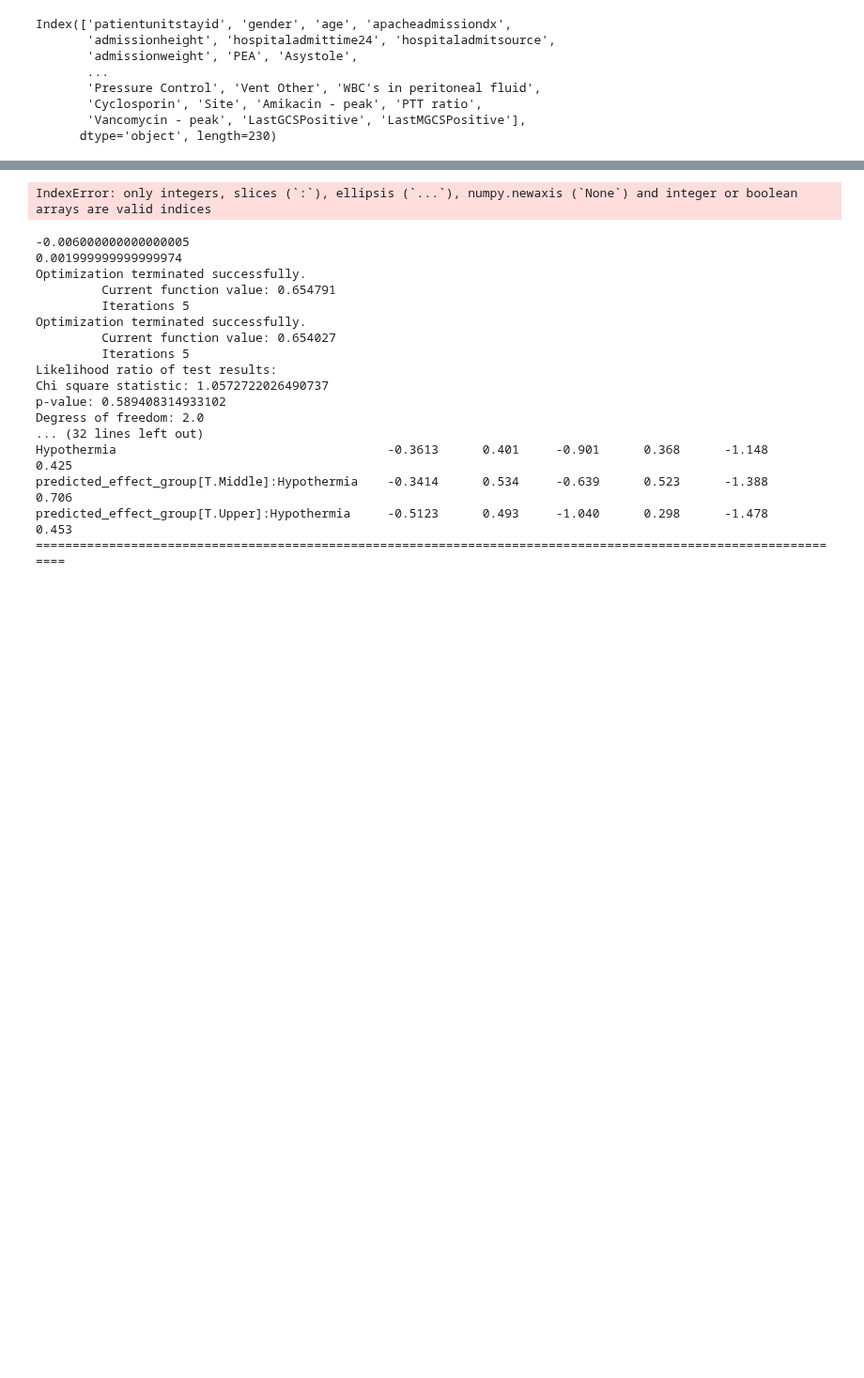
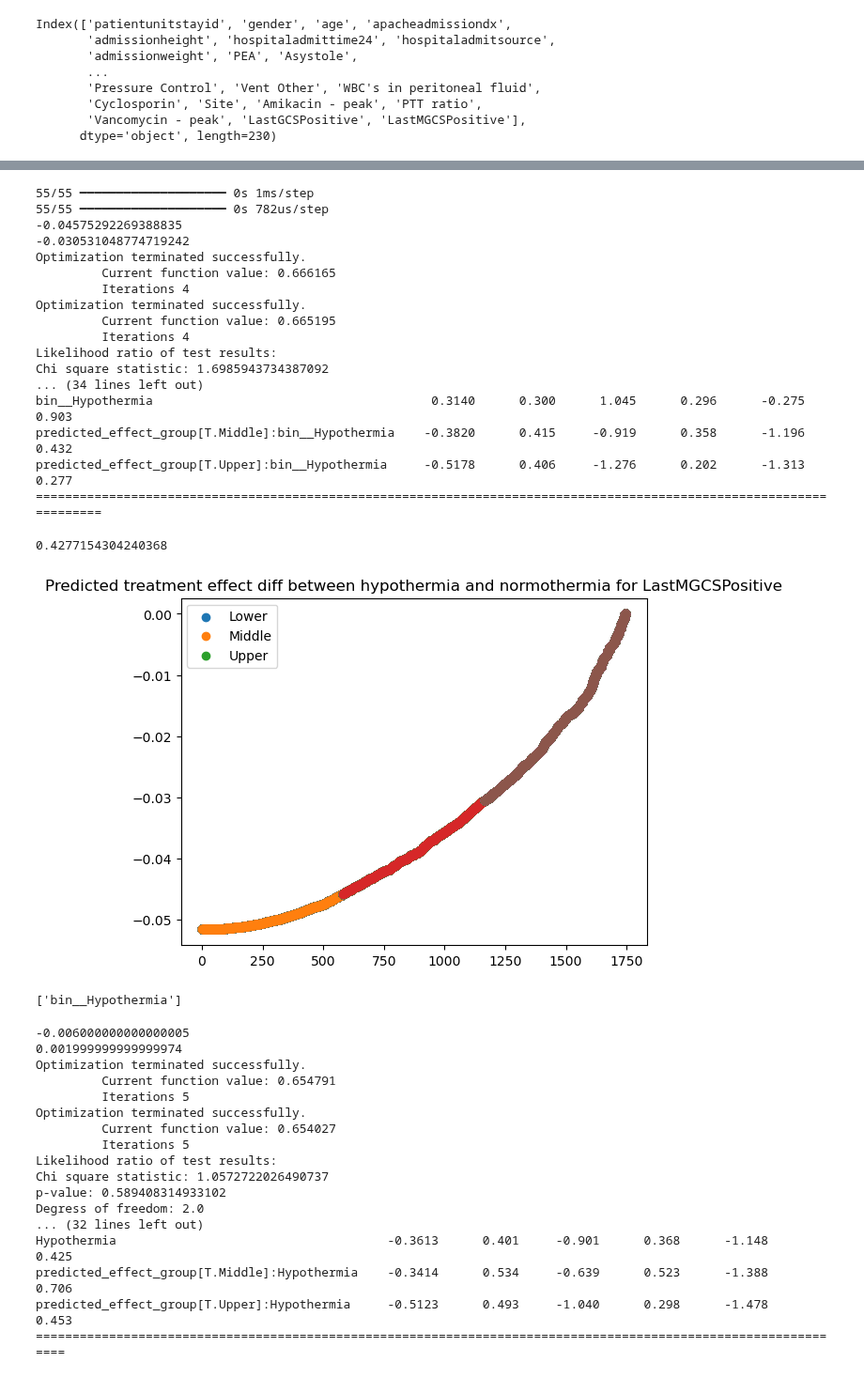
Before and after one commit to michelraskin/ttmhte, a Jupyter notebook: eICU/eICUAnalysisNeural.ipynb, the cells around one changed output, grey strips where cells are left out. Shown at 94% size. Drawn from its saved outputs; the diff is of its cells as text; code cells hidden in the pictures; blank space fills up the shorter version.

```diff
--- a/eICU/eICUAnalysisNeural.ipynb
+++ b/eICU/eICUAnalysisNeural.ipynb
@@ -190,11 +225,11 @@ def create_model(optimizer="adam", neurons=16, activation="relu"):
         layers.Dense(neurons // 2, activation=activation),
         layers.Dense(1, activation="sigmoid")  # Binary classification
     ])
-    model.compile(optimizer=optimizer, loss="binary_crossentropy", metrics=["AUC"])
+    model.compile(optimizer=optimizer, loss="binary_crossentropy", metrics=["accuracy"])
     return model
 
 # Wrap model using scikeras
-model = KerasClassifier(model=create_model, epochs=20, batch_size=32, verbose=0)
+model = KerasClassifier(model=create_model, verbose=0)
 
 # Define Hyperparameter Grid
 param_grid = {
@@ -206,7 +241,7 @@ param_grid = {
 }
 
 # Use RandomizedSearchCV for faster tuning
-random_search = RandomizedSearchCV(model, param_distributions=param_grid, cv=3, n_iter=10, scoring="roc_auc", verbose=1, n_jobs=-1)
+random_search = RandomizedSearchCV(model, param_distributions=param_grid, cv=3, n_iter=10, scoring="accuracy", verbose=1)
 random_search.fit(X_train_transf, y_train)
 
 # Best Model and Hyperparameters
@@ -242,10 +309,12 @@ def getPredictedTreatmentEffectSupervisedClassif(X_train, aModel, aCategory, aGr
         y_pred_proba1 = aModel.predict_proba(myXValueModified1)[:, 1]
         y_pred_proba2 = aModel.predict_proba(myXValueModified2)[:, 1]
     else:
-        y_pred_proba1 = aModel.predict(myXValueModified1)
-        y_pred_proba2 = aModel.predict(myXValueModified2)
+        y_pred_proba1 = aModel.predict(myXValueModified1).T[0]
+        y_pred_proba2 = aModel.predict(myXValueModified2).T[0]
     myNewDf = pd.DataFrame()
+    # print(y_pred_proba1)
     myNewDf['predicted_effect'] = (y_pred_proba1 - y_pred_proba2)
+
     return plotPredictedTreatmentEffect(myNewDf=myNewDf, aCategory=aCategory)
 def getTreatmentEffectDiff(X_train, y_train, aModel, aCategory = 'CPC12', aGroup = 'groupe'):
     lower_third, upper_third, myNewDf = getPredictedTreatmentEffectSupervisedClassif(X_train, aModel, aCategory, aGroup)
@@ -279,10 +363,32 @@ def getTreatmentEffectDiff(X_train, y_train, aModel, aCategory = 'CPC12', aGroup
 # %%
 # getTreatmentEffectDiff(myXValue, myYValue, myBestModel, 'LastGCS15', 'Hypothermia')
 # myNewDf = pd.DataFrame()
 # myNewDf['predicted_effect_group'] = myBestModel.predict(X_test)
-getTreatmentEffectDiff(X_train_transf, y_train, model, 'DeathAtDischarge', 'Hypothermia')
+getTreatmentEffectDiff(X_train_transf, y_train, model, 'LastMGCSPositive', 'bin__Hypothermia')
 # %% [output]
-IndexError: only integers, slices (`:`), ellipsis (`...`), numpy.newaxis (`None`) and integer or boolean arrays are valid indices
+55/55 ━━━━━━━━━━━━━━━━━━━━ 0s 1ms/step
+55/55 ━━━━━━━━━━━━━━━━━━━━ 0s 782us/step
+-0.04575292269388835
+-0.030531048774719242
+Optimization terminated successfully.
+         Current function value: 0.666165
+         Iterations 4
+Optimization terminated successfully.
+         Current function value: 0.665195
+         Iterations 4
+Likelihood ratio of test results:
+Chi square statistic: 1.6985943734387092
+... (34 lines left out)
+bin__Hypothermia                                      0.3140      0.300      1.045      0.296      -0.275       0.903
+predicted_effect_group[T.Middle]:bin__Hypothermia    -0.3820      0.415     -0.919      0.358      -1.196       0.432
+predicted_effect_group[T.Upper]:bin__Hypothermia     -0.5178      0.406     -1.276      0.202      -1.313       0.277
+=====================================================================================================================
+0.4277154304240368
+[figure, added]
+# %%
+[x for x in X_train_transf.columns if 'Hyp' in x]
+# %% [output]
+['bin__Hypothermia']
 # %%
 getTreatmentEffectDiff(X_train, y_train, myBestModel, 'LastMGCSPositive', 'Hypothermia')
 # %% [output]
```
Also changed, not shown: parts of 15 cells of this notebook, 5 other files.
